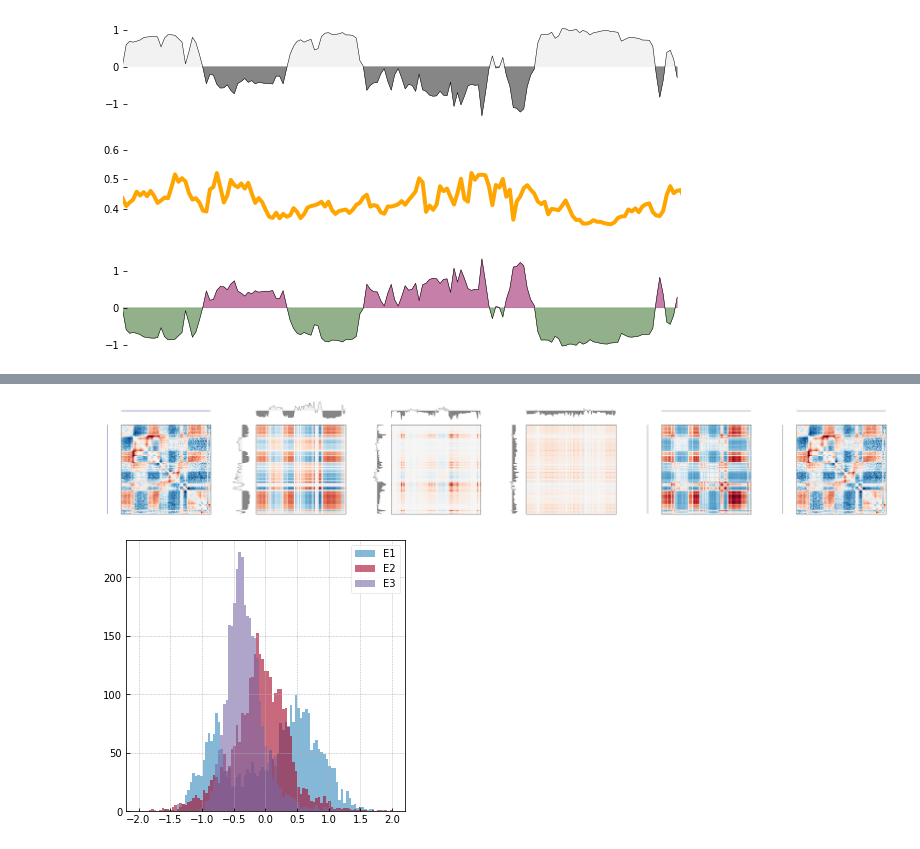
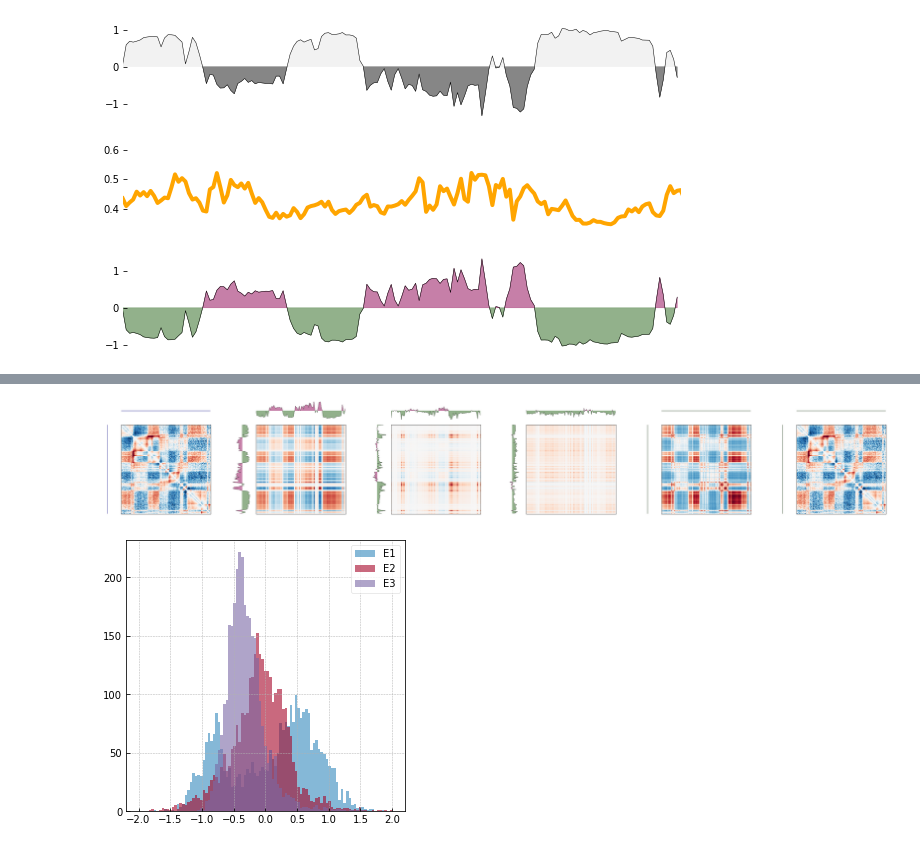
Before and after one commit to open2c/open2c_vignettes, a Jupyter notebook: cooltools_manuscript/compartments_and_saddles.ipynb, the cells around one changed output, grey strips where cells are left out. Saved outputs shown, nothing was run; the diff lists cells and outputs as text; code cells hidden in the pictures.

```diff
--- a/cooltools_manuscript/compartments_and_saddles.ipynb
+++ b/cooltools_manuscript/compartments_and_saddles.ipynb
@@ -111,7 +114,7 @@ cis_eigs = cooltools.eigs_cis(
 # cis_eigs[0] returns eigenvalues, here we focus on eigenvectors
 eigenvector_track = cis_eigs[1][['chrom','start','end', 'E1', 'E2', 'E3', 'E4', 'E5']]
 # %%
-def plot_mat_vecs(ax, mat, vec, vmin=0.1, vmax=1.9, n="linear", ymin=None, ymax=None, cols=['red', 'blue']):
+def plot_mat_vecs(ax, mat, vec, vmin=0.1, vmax=1.9, n="linear", ymin=None, ymax=None, cols=['red', 'blue'], alpha=1.0):
     #
     ax.imshow(
         mat,
@@ -129,8 +132,8 @@ def plot_mat_vecs(ax, mat, vec, vmin=0.1, vmax=1.9, n="linear", ymin=None, ymax=
         ax2.plot(np.arange(vec.size), vec, linewidth=0.5, color='k')
         # ax2.axhline(0, color='k')
         th = 0 # np.median(vec)
-        ax2.fill_between(np.arange(vec.size), vec, th, where=(vec >= th), color=cols[0])
-        ax2.fill_between(np.arange(vec.size), vec, th, where=(vec <= th), color=cols[1])
+        ax2.fill_between(np.arange(vec.size), vec, th, where=(vec >= th), color=cols[0], alpha=alpha, interpolate=True)
+        ax2.fill_between(np.arange(vec.size), vec, th, where=(vec <= th), color=cols[1], alpha=alpha, interpolate=True)
         ax2.set_xticklabels([])
         ax2.set_yticklabels([])
         ax2.set_xticks([])
@@ -146,8 +149,8 @@ def plot_mat_vecs(ax, mat, vec, vmin=0.1, vmax=1.9, n="linear", ymin=None, ymax=
 
         ax1 = divider.append_axes("left", size="20%", pad=0.25, sharey=ax)
         ax1.plot(vec, np.arange(vec.size), linewidth=0.5, color='k')
-        ax1.fill_betweenx(np.arange(vec.size), vec, th, where=(vec >= th), color=cols[0])
-        ax1.fill_betweenx(np.arange(vec.size), vec, th, where=(vec <= th), color=cols[1])
+        ax1.fill_betweenx(np.arange(vec.size), vec, th, where=(vec >= th), color=cols[0], alpha=alpha, interpolate=True)
+        ax1.fill_betweenx(np.arange(vec.size), vec, th, where=(vec <= th), color=cols[1], alpha=alpha, interpolate=True)
         ax1.set_xticklabels([])
         ax1.set_yticklabels([])
         ax1.set_xticks([])
@@ -232,28 +297,28 @@ format_plot(axes[2], [0, vec.size], null_labels_y=False)
 # %%
 fig, axs = plt.subplots(ncols=6, **dict(figsize=(50,9), facecolor="white"))
 
 vector = df_eigvec.loc[:, "E1"]
 plot_mat_vecs(axs[0], matrix, np.zeros(vector.size), vmin=-2.5, vmax=2.5)
 
 for i in [0, 1, 2]:
     vector = df_eigvec.loc[:, f"E{i+1}"]
     plot_mat_vecs(axs[i+1], np.outer(vector, vector), vector,
                   vmin=-1.5, vmax=1.5, ymin=-1.2, ymax=1.2,
-                  cols=[cmap(0.15), cmap(0.5)])
+                  cols=[cmap(0.0), cmap(1.0)], alpha=0.5)
 
 # Plot the sum of EVs outer products
 
 mat_vec = np.sum( np.outer(df_eigvec.loc[:, f"E{i+1}"],
                            df_eigvec.loc[:, f"E{i+1}"])*np.sign( bioframe.select(cis_eigs[0], region)[f'eigval{i+1}'].values[0] ) for i in range(5))
 
 plot_mat_vecs(axs[4], mat_vec, np.zeros(vector.size),
-              vmin=-1.5, vmax=1.5, cols=[cmap_greys(0.15), cmap_greys(0.5)])
+              vmin=-1.5, vmax=1.5, cols=[cmap(0.0), cmap(1.0)])
 plot_mat_vecs(axs[5], matrix, np.zeros(vector.size),
-              vmin=-2.5, vmax=2.5, cols=[cmap_greys(0.15), cmap_greys(0.5)])
+              vmin=-2.5, vmax=2.5, cols=[cmap(0.0), cmap(1.0)])
 
-# plt.savefig("decomposition.pdf")
+plt.savefig("decomposition.pdf")
 # %% [output]
-[figure, old version]
+[figure, new version]
 # %%
 # Control plots of distributions
 plt.figure(facecolor="white", figsize=[5,5])
```
Also changed, not shown: parts of 7 cells of this notebook, 1 other file.
